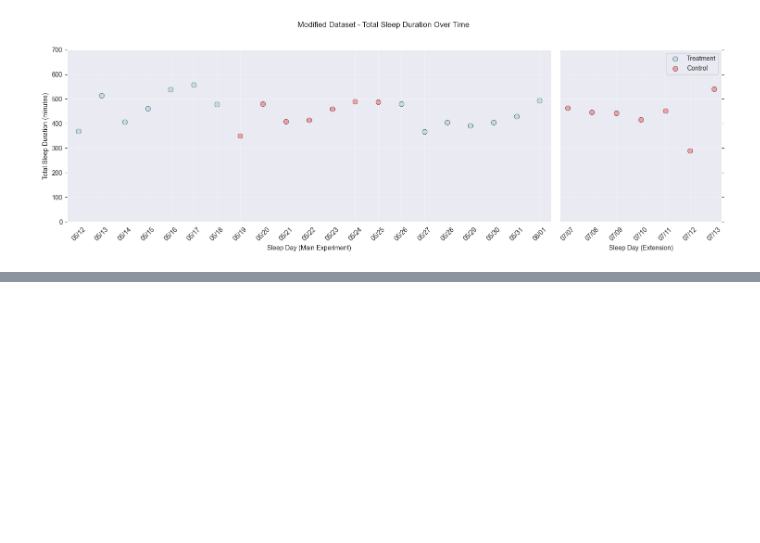
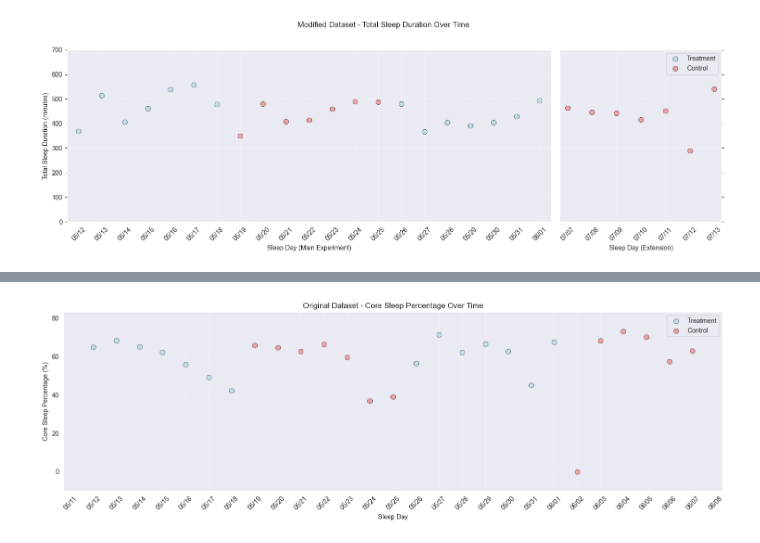
Before and after one commit to cezary17/nof1-analysis-py, a Jupyter notebook: analysis/analyze_data.ipynb, the cells around one changed output, grey strips where cells are left out. Cells and saved outputs as stored; diff of their text form; code cells hidden in the pictures; blank space fills up the shorter version.

```diff
--- a/analysis/analyze_data.ipynb
+++ b/analysis/analyze_data.ipynb
@@ -700,0 +690,99 @@ plt.show()
+# %%
+# Create scatter plots showing Core sleep percentage over time for treatment and control groups
+
+# Original dataset plot
+fig1, ax1 = plt.subplots(1, 1, figsize=(15, 5))
+
+treatment_dates = treatment_data["sleep_day"].to_numpy()
+treatment_core_percentage = treatment_data["core_sleep_percentage"].to_numpy()
+control_dates = control_data["sleep_day"].to_numpy()
+control_core_percentage = control_data["core_sleep_percentage"].to_numpy()
+
+# Calculate y-axis limits for Core sleep percentage
+all_core_data = np.concatenate([treatment_core_percentage, control_core_percentage])
+core_min, core_max = np.min(all_core_data), np.max(all_core_data)
+core_ylim_min, core_ylim_max = core_min - 10, core_max + 10
+
+ax1.scatter(treatment_dates, treatment_core_percentage, color='lightblue', alpha=0.7, s=60, label='Treatment', edgecolors='black', linewidth=0.5)
+ax1.scatter(control_dates, control_core_percentage, color='lightcoral', alpha=0.7, s=60, label='Control', edgecolors='black', linewidth=0.5)
+ax1.set_xlabel('Sleep Day')
+ax1.set_ylabel('Core Sleep Percentage (%)')
+ax1.set_title('Original Dataset - Core Sleep Percentage Over Time')
+ax1.set_ylim(core_ylim_min, core_ylim_max)
+ax1.legend()
+ax1.grid(True, alpha=0.3)
+
+# Format x-axis for original dataset
+ax1.xaxis.set_major_locator(mdates.DayLocator())
+ax1.xaxis.set_major_formatter(mdates.DateFormatter('%m/%d'))
+ax1.tick_params(axis='x', rotation=45)
+
+plt.tight_layout()
+plt.show()
+
+# Modified dataset with broken x-axis
+# Create broken axis subplots with 3:1 width ratio
+fig2, (ax2, ax3) = plt.subplots(1, 2, sharey=True, facecolor='w', figsize=(15, 5),
+                                gridspec_kw={'width_ratios': [3, 1]})
+plt.subplots_adjust(wspace=0.1)  # Add space between subplots
+
+# Plot main experiment data on left axis
+main_treatment_dates = main_treatment["sleep_day"].to_numpy()
+main_treatment_core = main_treatment["core_sleep_percentage"].to_numpy()
+main_control_dates = main_control["sleep_day"].to_numpy()
+main_control_core = main_control["core_sleep_percentage"].to_numpy()
+
+ax2.scatter(main_treatment_dates, main_treatment_core, color='lightblue', alpha=0.7, s=60, label='Treatment', edgecolors='black', linewidth=0.5)
+ax2.scatter(main_control_dates, main_control_core, color='lightcoral', alpha=0.7, s=60, label='Control', edgecolors='black', linewidth=0.5)
+
+# Plot extension experiment data on right axis
+extension_treatment_dates = extension_treatment["sleep_day"].to_numpy()
+extension_treatment_core = extension_treatment["core_sleep_percentage"].to_numpy()
+extension_control_dates = extension_control["sleep_day"].to_numpy()
+extension_control_core = extension_control["core_sleep_percentage"].to_numpy()
+
+ax3.scatter(extension_treatment_dates, extension_treatment_core, color='lightblue', alpha=0.7, s=60, label='Treatment', edgecolors='black', linewidth=0.5)
+ax3.scatter(extension_control_dates, extension_control_core, color='lightcoral', alpha=0.7, s=60, label='Control', edgecolors='black', linewidth=0.5)
+
+# Set y-axis limits for both subplots using the same range as original dataset
+ax2.set_ylim(core_ylim_min, core_ylim_max)
+ax3.set_ylim(core_ylim_min, core_ylim_max)
+
+# Set axis limits to create the break
+if len(main_treatment_dates) > 0:
+    ax2.set_xlim(main_treatment_dates.min() - np.timedelta64(1, 'D'), main_treatment_dates.max() + np.timedelta64(1, 'D'))
+if len(extension_treatment_dates) > 0:
+    ax3.set_xlim(extension_treatment_dates.min() - np.timedelta64(1, 'D'), extension_treatment_dates.max() + np.timedelta64(1, 'D'))
+
+# Hide the spines between ax2 and ax3
+ax2.spines['right'].set_visible(False)
+ax3.spines['left'].set_visible(False)
+ax2.yaxis.tick_left()
+ax2.tick_params(labelright=False)
+ax3.yaxis.tick_right()
+ax3.tick_params(labelleft=False)
+
+# Format x-axis for broken axis plots
+ax2.xaxis.set_major_locator(mdates.DayLocator())
+ax2.xaxis.set_major_formatter(mdates.DateFormatter('%m/%d'))
+ax3.xaxis.set_major_locator(mdates.DayLocator())
+ax3.xaxis.set_major_formatter(mdates.DateFormatter('%m/%d'))
+
+# Set labels and titles
+ax2.set_xlabel('Sleep Day (Main Experiment)')
+ax2.set_ylabel('Core Sleep Percentage (%)')
+ax3.set_xlabel('Sleep Day (Extension)')
+ax3.legend(loc='upper right')
+ax2.grid(True, alpha=0.3)
+ax3.grid(True, alpha=0.3)
+ax2.tick_params(axis='x', rotation=45)
+ax3.tick_params(axis='x', rotation=45)
+
+# Set overall title
+fig2.suptitle('Modified Dataset - Core Sleep Percentage Over Time', y=1.02)
+
+plt.tight_layout()
+plt.savefig("../figures/sleep_time/core_sleep_percentage_scatter_plots.png", dpi=300, bbox_inches='tight')
+plt.show()
+# %% [output]
+[figure, added]
```
Also changed, not shown: parts of 10 cells of this notebook, 3 other files.
